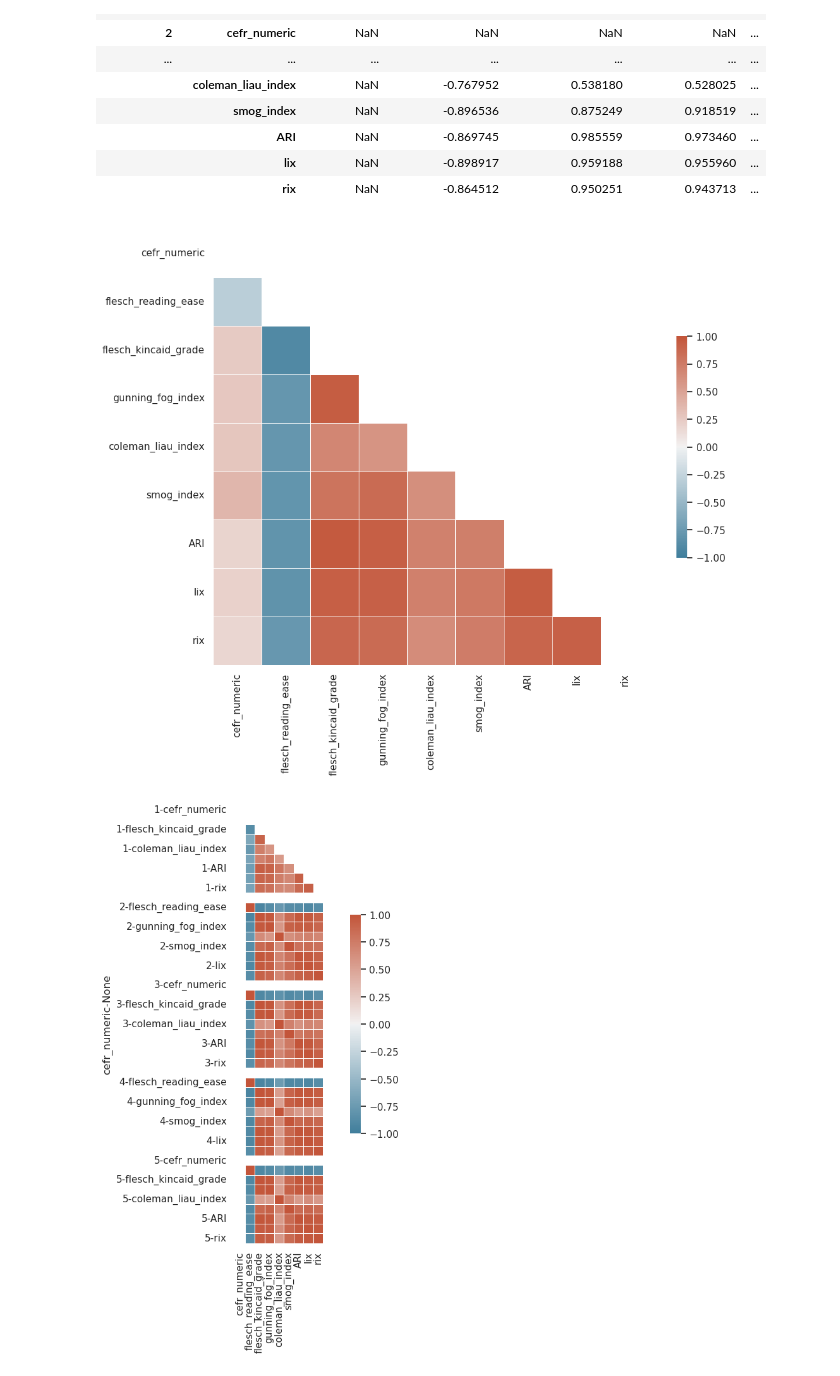
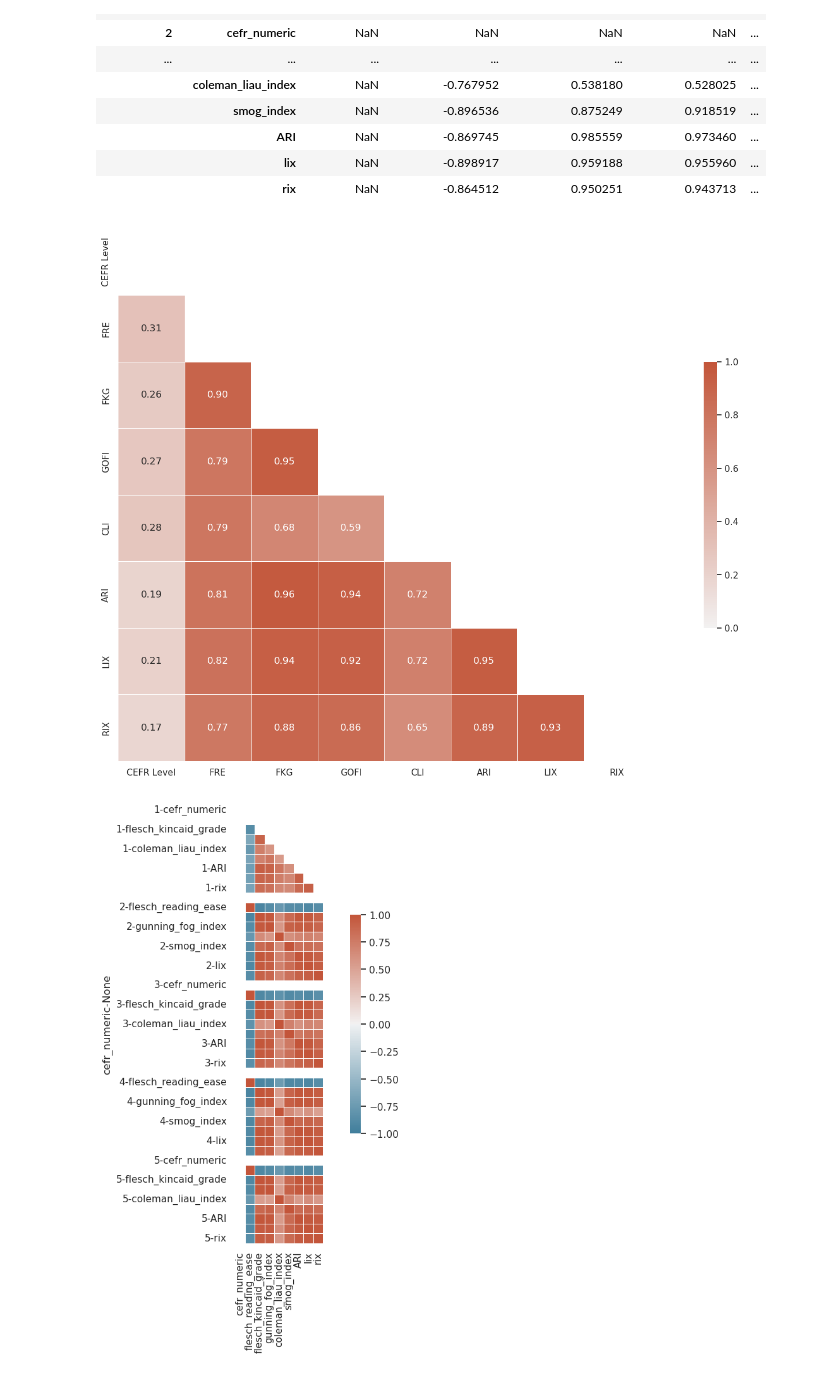
Before and after one commit to Abby3017/text_complexity, a Jupyter notebook: traditional_method/readability.ipynb, the cells around one changed output. Saved outputs shown, nothing was run; the diff lists cells and outputs as text; code cells hidden in the pictures.

Commit message:
readability heatmap improved

```diff
--- a/traditional_method/readability.ipynb
+++ b/traditional_method/readability.ipynb
@@ -20,3 +20,6 @@ for index, row in efcamdat_df.iterrows():
     efcamdat_df.at[index, 'ARI'] = rd.ARI()
     efcamdat_df.at[index, 'lix'] = rd.LIX()
     efcamdat_df.at[index, 'rix'] = rd.RIX()
+# %%
+efcamdat_processed_file_path = './../data/final_database_main_prompt_readability.csv'
+efcamdat_df = pd.read_csv(efcamdat_processed_file_path)
@@ -84,16 +96,17 @@ efcamdat_df.groupby('cefr_numeric')[['cefr_numeric', 'flesch_reading_ease', 'fle
 |  | lix | NaN | -0.898917 | 0.959188 | 0.955960 | ... |
 |  | rix | NaN | -0.864512 | 0.950251 | 0.943713 | ... |
 # %%
-corr = efcamdat_df[['cefr_numeric', 'flesch_reading_ease', 'flesch_kincaid_grade', 'gunning_fog_index', 'coleman_liau_index', 'smog_index', 'ARI', 'lix', 'rix']].corr(method='pearson')
+corr = efcamdat_df[['cefr_numeric', 'flesch_reading_ease', 'flesch_kincaid_grade', 'gunning_fog_index', 'coleman_liau_index', 'ARI', 'lix', 'rix']].corr(method='pearson').abs()
 
 sns.set_theme(style="white")
 mask = np.triu(np.ones_like(corr, dtype=bool))
-f, ax = plt.subplots(figsize=(11, 9))
+f, ax = plt.subplots(figsize=(24, 12))
 cmap = sns.diverging_palette(230, 20, as_cmap=True)
-sns.heatmap(corr, mask=mask, cmap=cmap, vmax=1, vmin=-1, center=0, square=True, linewidths=.5, cbar_kws={"shrink": .5})
+sns.heatmap(corr, mask=mask, cmap=cmap, vmax=1, vmin=0, center=0, square=True, fmt=".2f", linewidths=.5, cbar_kws={"shrink": .5}, annot=True, xticklabels=['CEFR Level', 'FRE', 'FKG', 'GOFI', 'CLI', 'ARI', 'LIX', 'RIX'], yticklabels=['CEFR Level', 'FRE', 'FKG', 'GOFI', 'CLI', 'ARI', 'LIX', 'RIX'])
+# plt.title('Correlation between Readability Scores and CEFR')
 plt.show()
 # %% [output]
-[figure, old version]
+[figure, new version]
 # %%
 import seaborn as sns
 import matplotlib.pyplot as plt
```
Also changed, not shown: parts of 2 cells of this notebook, 1 other file.
